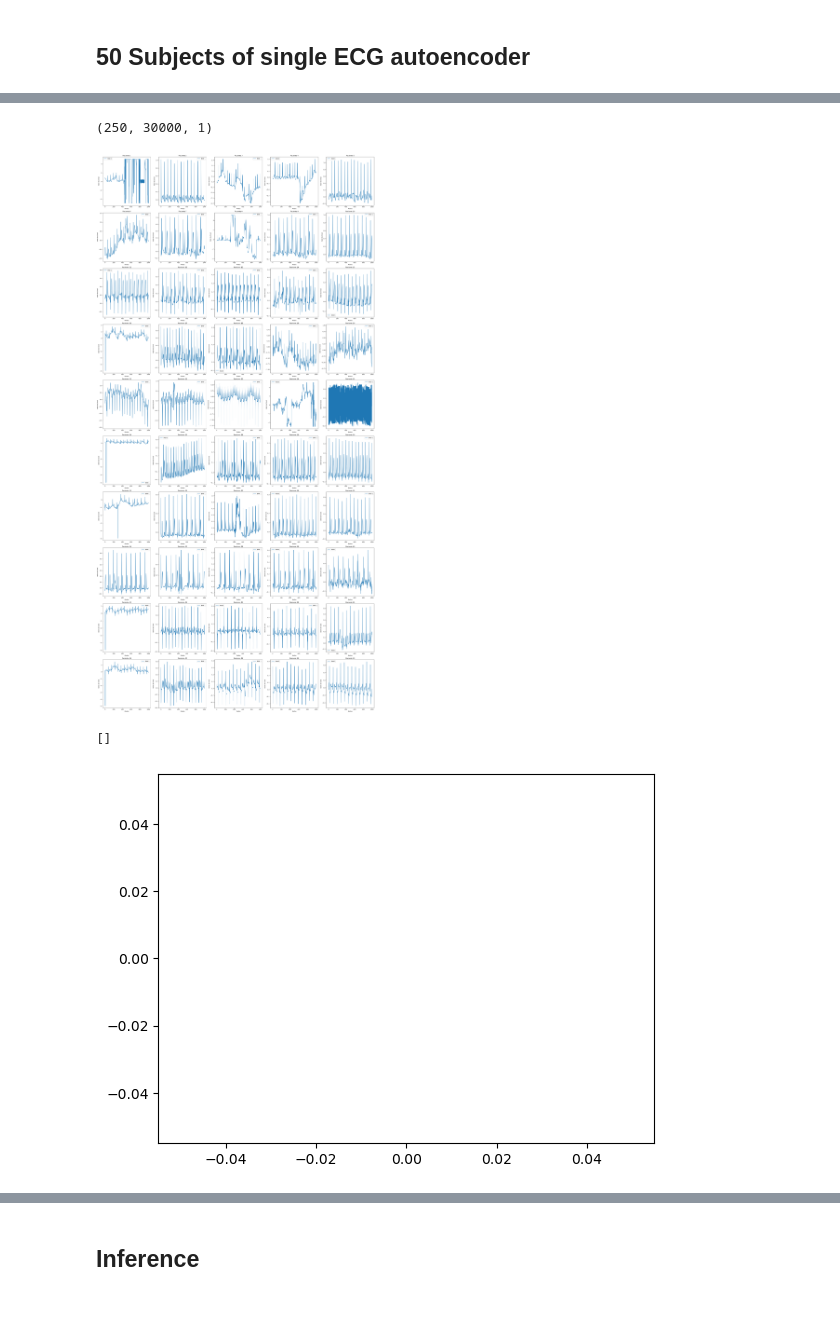
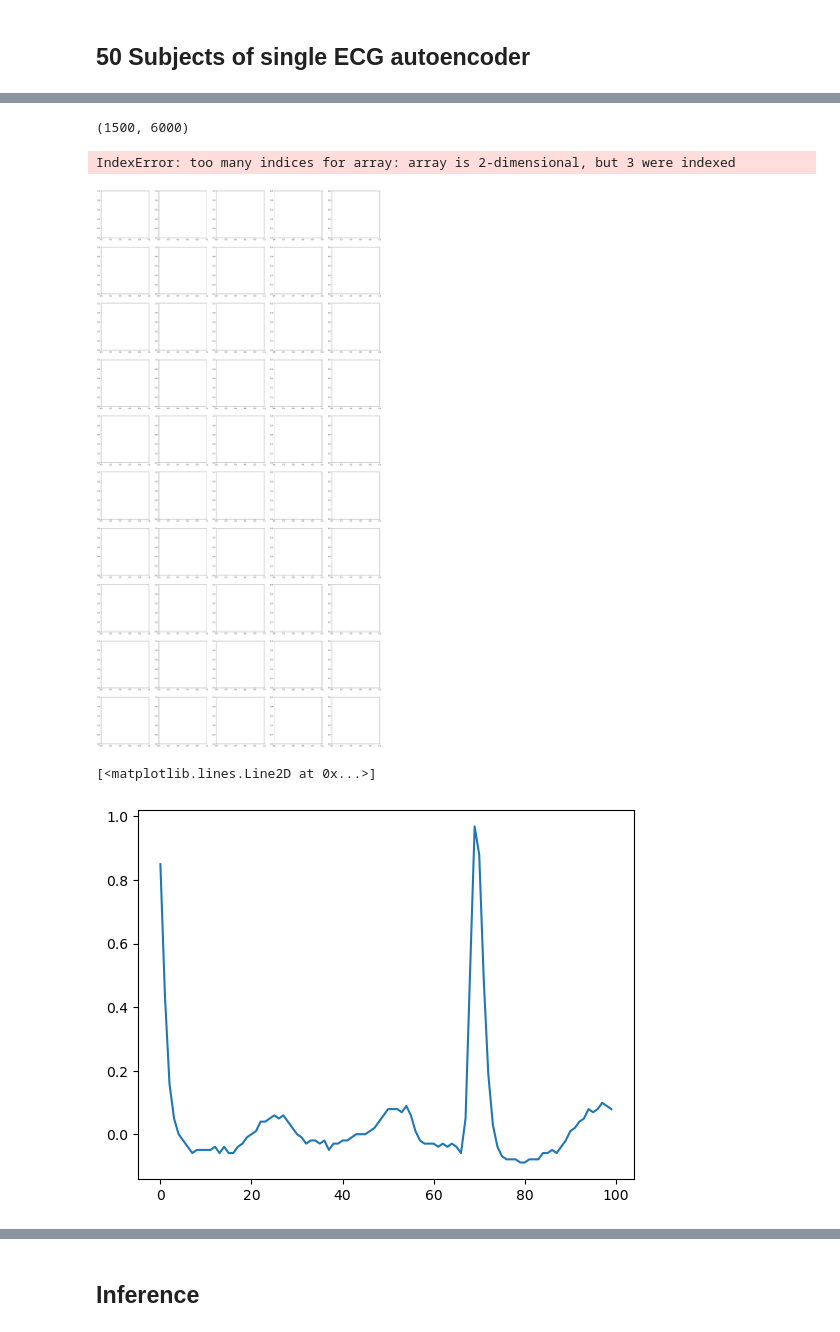
Before and after one commit to joaoavanzini/ecg-embeddings, a Jupyter notebook: studying/symmetrical_autoencoder.ipynb, the cells around one changed output, grey strips where cells are left out. Drawn from its saved outputs; the diff is of its cells as text; code cells hidden in the pictures.

```diff
--- a/studying/symmetrical_autoencoder.ipynb
+++ b/studying/symmetrical_autoencoder.ipynb
@@ -67,8 +69,8 @@ subjects.shape
 # %%
-subjects_reshaped = subjects.values.reshape((250, 30000, 1))
+subjects_reshaped = subjects.values.reshape((1500, 6000))
 subjects_reshaped.shape
 # %% [output]
-(250, 30000, 1)
+(1500, 6000)
 # %%
 num_pacientes = 50
 pontos_por_blob = 1000
@@ -95,12 +97,13 @@ for paciente in range(num_pacientes):
 plt.tight_layout()
 plt.show()
 # %% [output]
+IndexError: too many indices for array: array is 2-dimensional, but 3 were indexed
-[figure, old version]
+[figure, new version]
 # %%
-plt.plot()
+plt.plot(subjects_reshaped[1][:100])
 # %% [output]
-[]
+[<matplotlib.lines.Line2D at 0x...>]
-[figure, old version]
+[figure, new version]
 # %%
 strategy = tf.distribute.MirroredStrategy()
 # %% [output]
```
Also changed, not shown: parts of 13 cells of this notebook.
